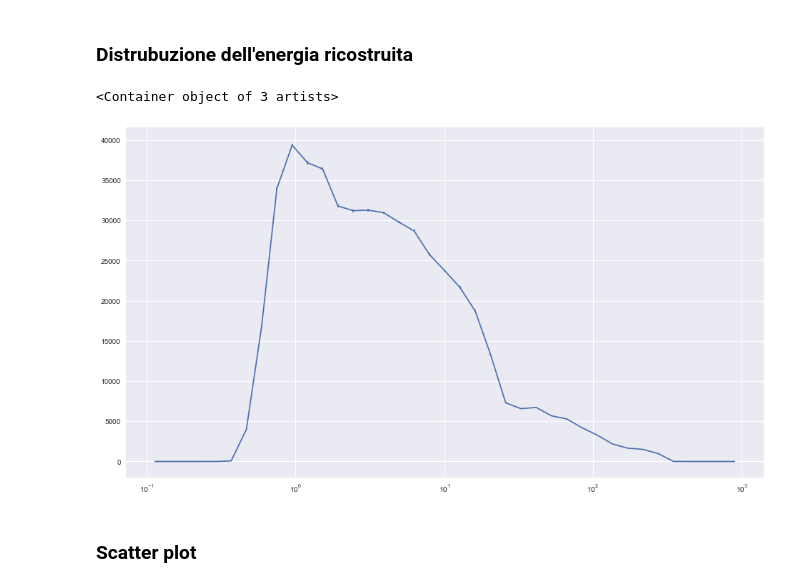
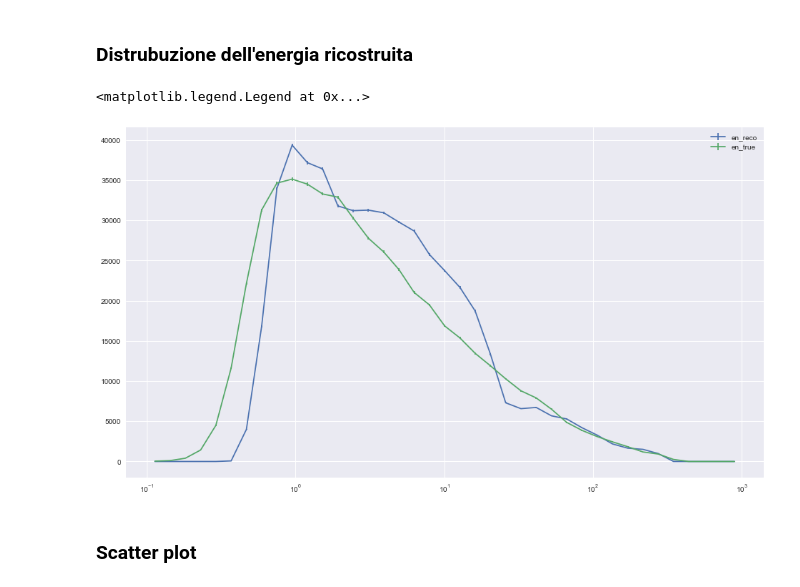
Before and after one commit to fvisconti/SeminarioSSDC, a Jupyter notebook: Seminario_Python4Astro_v2.ipynb, the cells around one changed output. Drawn from its saved outputs; the diff is of its cells as text; code cells hidden in the pictures.

```diff
--- a/Seminario_Python4Astro_v2.ipynb
+++ b/Seminario_Python4Astro_v2.ipynb
@@ -290,8 +347,8 @@ Carico i dati veri
 # en_reco = en_reco[indexes_to_keep]
 # en_true = en_true[indexes_to_keep]
 # np.savez_compressed('./energiesRF', predicted=en_reco, true=en_true)
-with np.load('energiesRF.npz') as en_data:
+with np.load('WorkshopPython/energiesRF_WORKSHOP.npz') as en_data:
     en_reco = en_data['predicted']
     en_true = en_data['true']
 
-en_reco.shape, en_true.shape
+assert en_reco.size == en_true.size
@@ -312,25 +379,42 @@ Accidenti, `np.round` sembra [non funzionare](https://stackoverflow.com/question
 # %%
 # Costruisco i bin di energia in scala logaritmica, 10 bin per ordine di grandezza
 reco_bins = np.logspace(-1, 3, 40)
 # y contiene i conteggi, x le estremità dei bin
 y, x = np.histogram(en_reco, bins=reco_bins, normed=False)
 
 # come prima, calcoliamo il punto di mezzo dei bin
 # prima gli even
 even_mean_bin_point = np.mean(x.reshape(-1, 2), axis=1)
 # then odd,
 odd_mean_bin_point = np.mean(x[1:-1].reshape(-1, 2), axis=1)
 # then merge and sort
 mean_bin_point = np.sort(np.append(even_mean_bin_point, odd_mean_bin_point))
 # calcolo gli errori sulle energie come poissoniani
 ye = np.sqrt(y)
 
+# e facciamo lo stesso per l'energia vera
+yt, xt = np.histogram(en_true, bins=np.logspace(-1, 3, 40), normed=False)
+
+# come prima, calcoliamo il punto di mezzo dei bin
+# prima gli even
+et_even_mean_bin_point = np.mean(xt.reshape(-1, 2), axis=1)
+# then odd,
+et_odd_mean_bin_point = np.mean(xt[1:-1].reshape(-1, 2), axis=1)
+# then merge and sort
+et_mean_bin_point = np.sort(np.append(et_even_mean_bin_point, et_odd_mean_bin_point))
+# calcolo gli errori sulle energie come poissoniani
+tye = np.sqrt(yt)
+
+
+
 fig, ax = plt.subplots(figsize=(16, 9))
 ax.set_xscale('log')
-ax.errorbar(x=mean_bin_point, y=y, yerr=ye)
+ax.errorbar(x=mean_bin_point, y=y, yerr=ye, label='en_reco')
+ax.errorbar(x=et_mean_bin_point, y=yt, yerr=tye, label='en_true')
+plt.legend(loc='best')
 # %% [output]
-<Container object of 3 artists>
+<matplotlib.legend.Legend at 0x...>
-[figure, old version]
+[figure, new version]
 # %% [markdown]
 ### Scatter plot
 # %%
```
Also changed, not shown: parts of 46 cells of this notebook, 1 other file.
